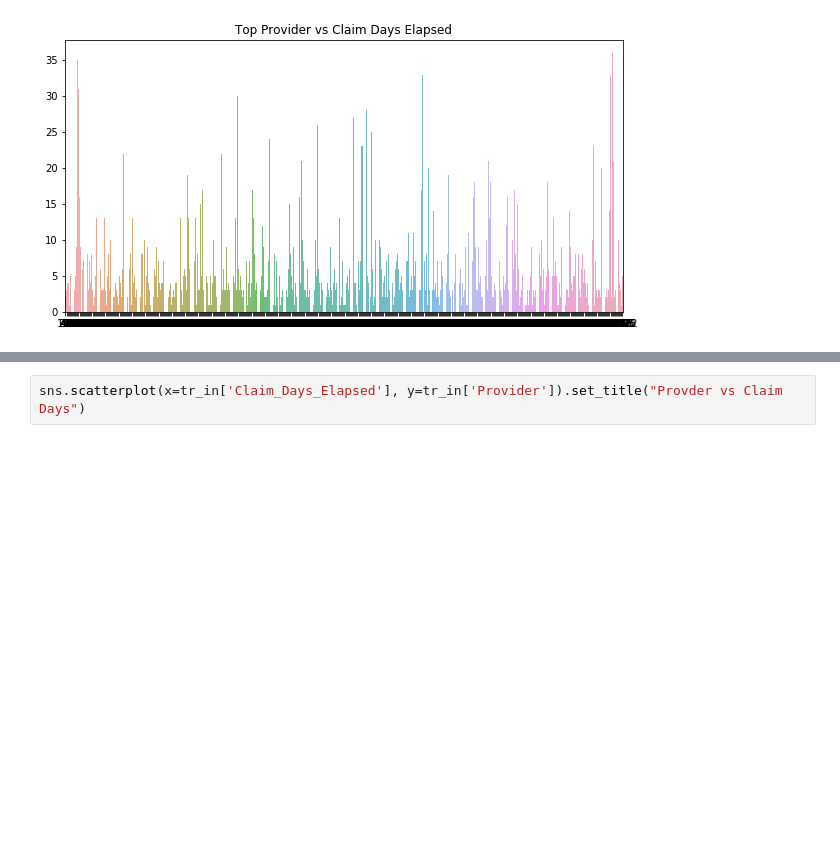
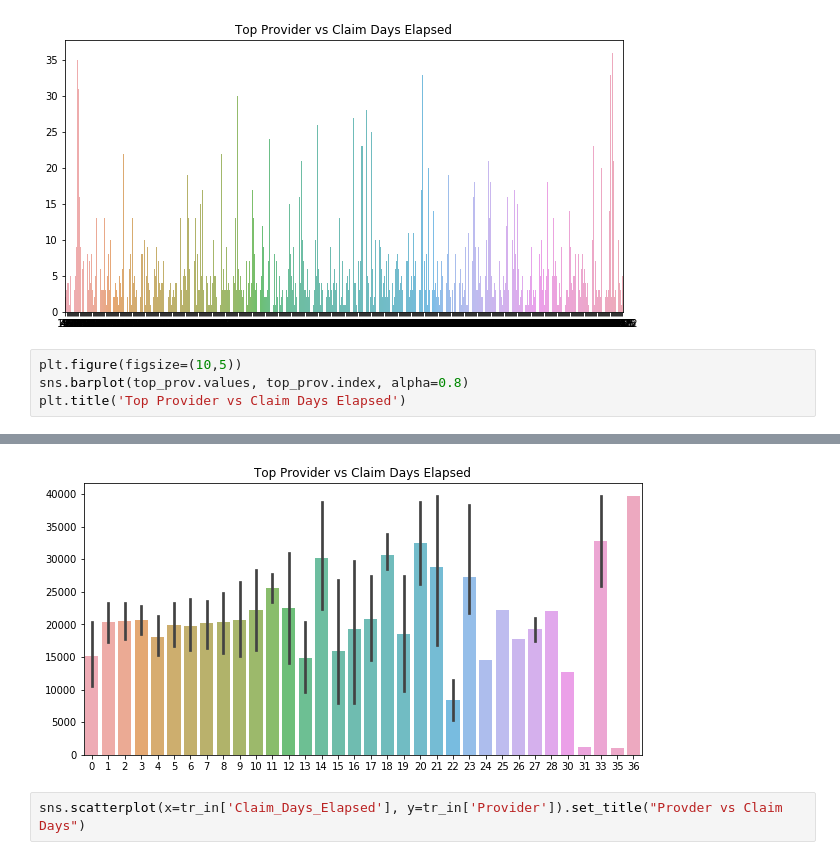
Before and after one commit to whohuhwhat/HC_Prov_Fraud, a Jupyter notebook: Inpt Outpt.ipynb, the cells around one changed output, grey strips where cells are left out. Cells and saved outputs as stored; diff of their text form; blank space fills up the shorter version.

```diff
--- a/Inpt Outpt.ipynb
+++ b/Inpt Outpt.ipynb
@@ -115,3 +115,8 @@ plt.title('Top Provider vs Claim Days Elapsed')
 # %% [output]
 Text(0.5, 1.0, 'Top Provider vs Claim Days Elapsed')
 [figure]
+# %%
+plt.figure(figsize=(10,5))
+sns.barplot(top_prov.values, top_prov.index, alpha=0.8)
+plt.title('Top Provider vs Claim Days Elapsed')
+# %% [output]
@@ -118,3 +124,4 @@ Text(0.5, 1.0, 'Top Provider vs Claim Days Elapsed')
+[figure, added]
 # %%
 sns.scatterplot(x=tr_in['Claim_Days_Elapsed'], y=tr_in['Provider']).set_title("Provder vs Claim Days")
 # %% [output]
```
Also changed, not shown: parts of 1 cell of this notebook, 1 other file.
